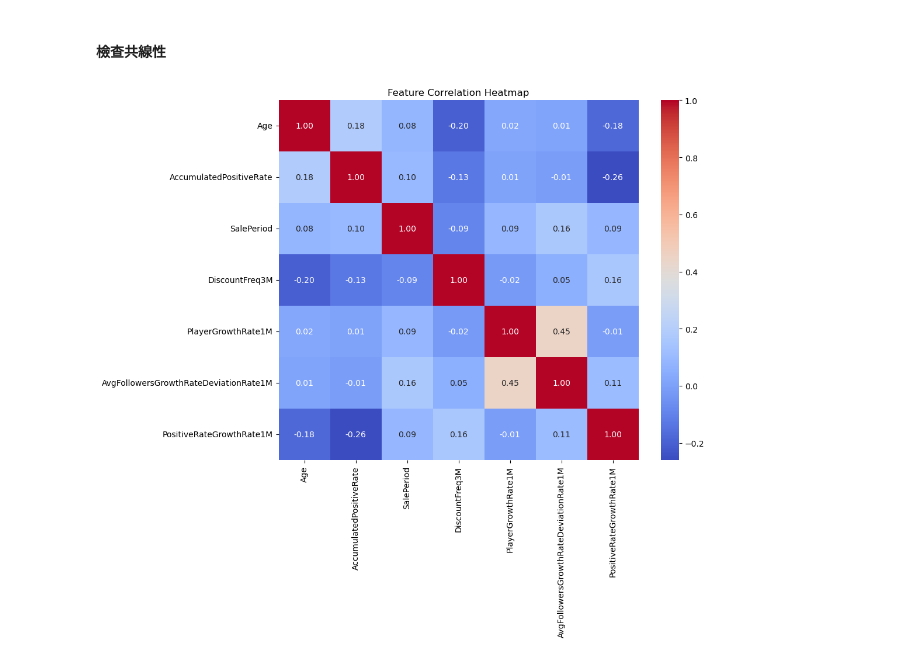
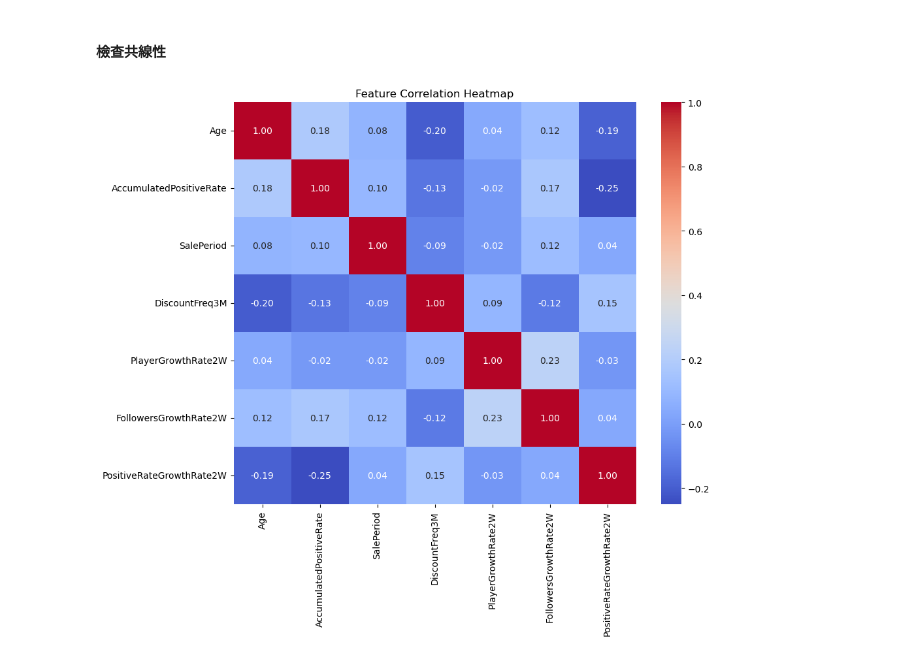
Before and after one commit to yixuan0803/fa-25-econ-5166-group-1, a Jupyter notebook: finding/extent-of-discount-rate-random-forest-prediction-model-update.ipynb, the cells around one changed output. Saved outputs shown, nothing was run; the diff lists cells and outputs as text; code cells hidden in the pictures.

Commit message:
use update data to predict extent of discount

```diff
--- a/finding/extent-of-discount-rate-random-forest-prediction-model-update.ipynb
+++ b/finding/extent-of-discount-rate-random-forest-prediction-model-update.ipynb
@@ -49,7 +49,7 @@ import matplotlib.pyplot as plt
 import pandas as pd
 import numpy as np
 # %%
-df = pd.read_csv('../data/processed/extent-of-discount-rate-rate-update-DE.csv')
+df = pd.read_csv('../data/processed/extent-of-discount-rate-DE-1128.csv')
 df_dummies = pd.get_dummies(df, columns=['GameID'], drop_first=True)
 
 def prepare_xy(df, feature_cols, target_col):
@@ -298,21 +297,21 @@ selection result         N/A    0.7901   0.6032      0.0898     0.1153
 # %%
 import seaborn as sns
 import matplotlib.pyplot as plt
 
 # 只選數值型特徵（排除目標變數與時間）
 features = ["Age", "AccumulatedPositiveRate", "SalePeriod",
-            "DiscountFreq3M", "PlayerGrowthRate1M", "AvgFollowersGrowthRateDeviationRate1M",
-            "PositiveRateGrowthRate1M"]
+            "DiscountFreq3M", "PlayerGrowthRate2W", "FollowersGrowthRate2W",
+            "PositiveRateGrowthRate2W"]
             #"DLC_since_last_discount","Sequel_since_last_discount"]
 
 corr = df[features].corr()
 
 plt.figure(figsize=(10, 8))
 sns.heatmap(corr, annot=True, cmap="coolwarm", fmt=".2f", square=True)
 plt.title("Feature Correlation Heatmap")
 plt.show()
 # %% [output]
-[figure, old version]
+[figure, new version]
 # %%
 def compare_prediction_distributions(preds, labels):
     plt.figure(figsize=(6,4))
```
Also changed, not shown: parts of 7 cells of this notebook.
